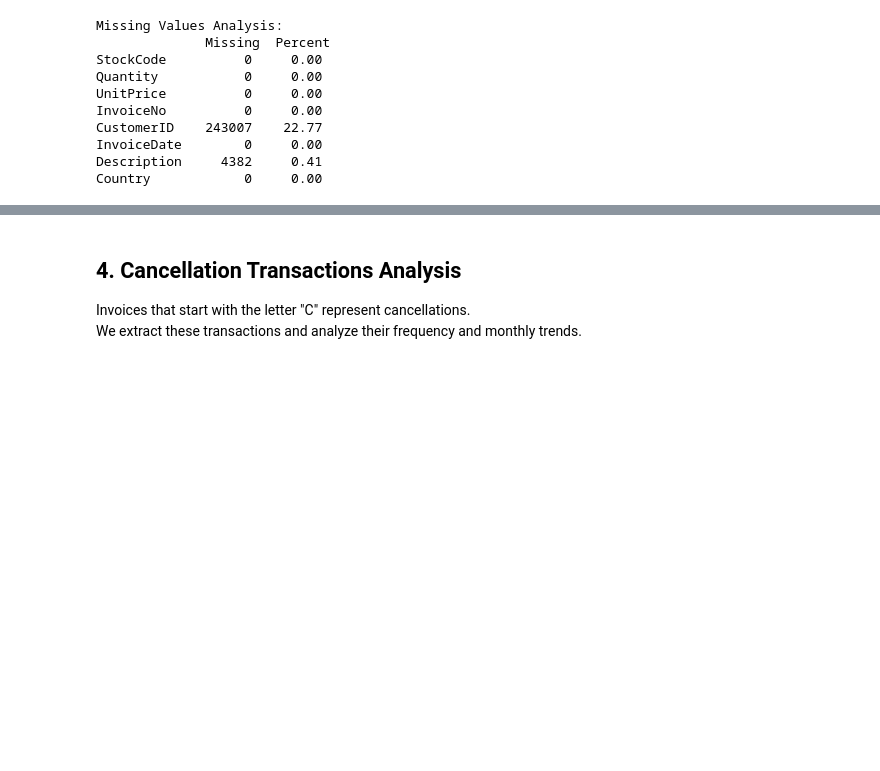
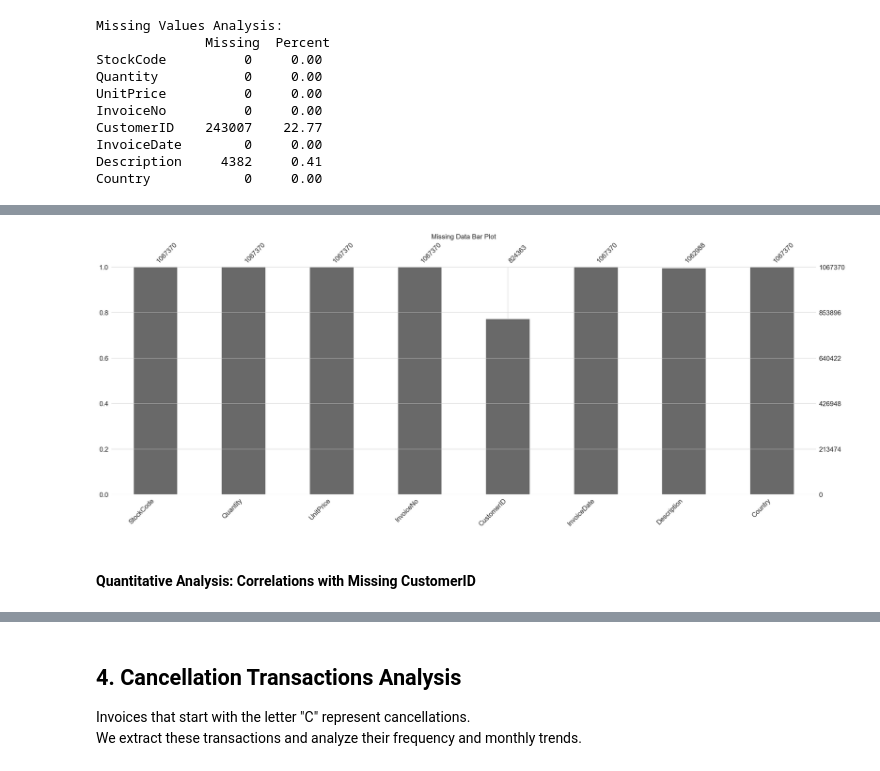
Before and after one commit to Aditya-gam/kpi-forecast-anomaly-platform, a Jupyter notebook: notebooks/01_data_exploration.ipynb, the cells around one changed output, grey strips where cells are left out. Saved outputs shown, nothing was run; the diff lists cells and outputs as text; code cells hidden in the pictures; blank space fills up the shorter version.

```diff
--- a/notebooks/01_data_exploration.ipynb
+++ b/notebooks/01_data_exploration.ipynb
@@ -137,0 +154,11 @@ plt.show()
+# %%
+# Bar plot of missing data
+msno.bar(df)
+plt.title('Missing Data Bar Plot', fontsize=16)
+plt.tight_layout()
+plt.savefig('../data/reports/missing_data/plots/missing_data_barplot.png', dpi=300)
+plt.show()
+# %% [output]
+[figure, added]
+# %% [markdown]
+#### Quantitative Analysis: Correlations with Missing CustomerID
```
Also changed, not shown: parts of 10 cells of this notebook, 6 other files.
